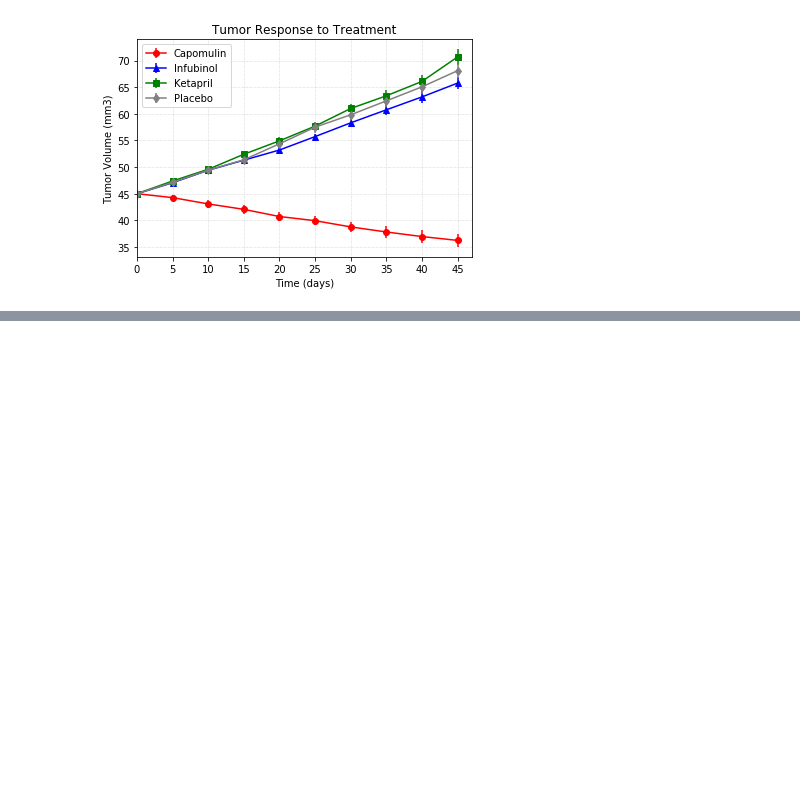
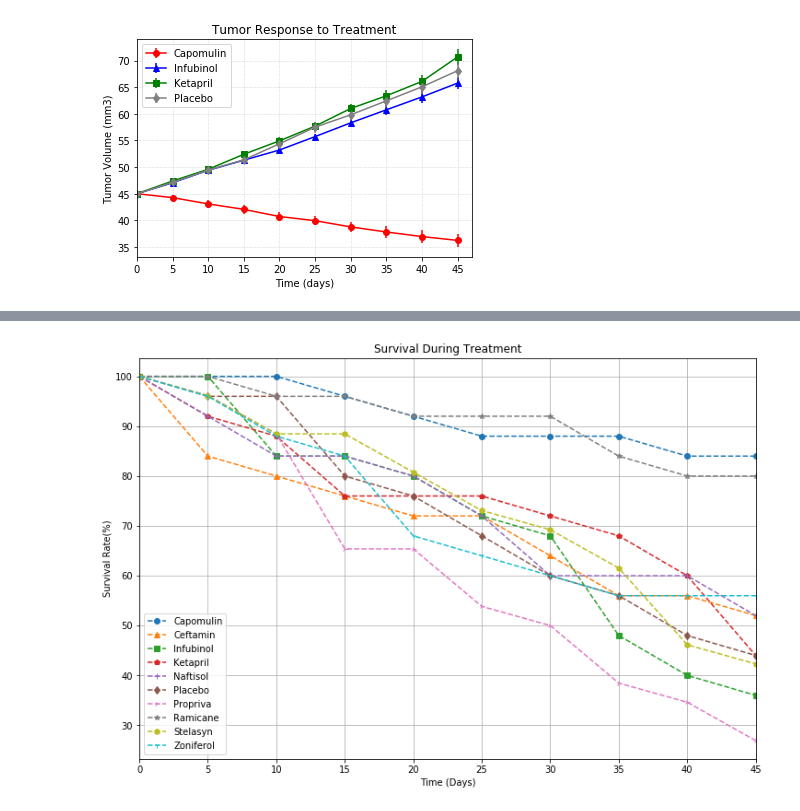
Before and after one commit to kiranbabuk/Unit5MatplotlibAssignment, a Jupyter notebook: PymaceuticalsAnalysis.ipynb, the cells around one changed output, grey strips where cells are left out. Saved outputs shown, nothing was run; the diff lists cells and outputs as text; code cells hidden in the pictures; blank space fills up the shorter version.

```diff
--- a/PymaceuticalsAnalysis.ipynb
+++ b/PymaceuticalsAnalysis.ipynb
@@ -191,0 +209,3 @@ mean_sem_meta.head()
+# %%
+mouse_response =  clinical_mouse.groupby(['Drug','Timepoint']).count()[['Mouse ID']]
+mouse_response.head()
@@ -191,0 +220,3 @@ mean_sem_meta.head()
+# %%
+Survival_pivot = pd.pivot_table(mouse_response, index='Timepoint', columns='Drug', values='Mouse ID', aggfunc = np.mean)
+Survival_pivot
@@ -191,0 +236,4 @@ mean_sem_meta.head()
+# %%
+Survival_percentage = Survival_pivot.copy()
+Survival_percentage = round(Survival_percentage.apply(lambda c: c / c.max() * 100, axis=0),2)
+Survival_percentage
@@ -191,0 +253,21 @@ mean_sem_meta.head()
+# %%
+Survival_rate =  Survival_percentage.index
+
+plt.figure(figsize=(12,8))
+
+plt.plot(Survival_rate, Survival_percentage['Capomulin'], marker ='o', linestyle='--', label="Capomulin")
+plt.plot(Survival_rate, Survival_percentage['Ceftamin'], marker ='^', linestyle='--', label="Ceftamin")
+plt.plot(Survival_rate, Survival_percentage['Infubinol'], marker ='s', linestyle='--', label="Infubinol")
+plt.plot(Survival_rate, Survival_percentage['Ketapril'], marker ='p', linestyle='--', label="Ketapril")
+plt.plot(Survival_rate, Survival_percentage['Naftisol'], marker ='+', linestyle='--', label="Naftisol")
+plt.plot(Survival_rate, Survival_percentage['Placebo'], marker ='d', linestyle='--', label="Placebo")
+plt.plot(Survival_rate, Survival_percentage['Propriva'], marker ='4', linestyle='--', label="Propriva")
+plt.plot(Survival_rate, Survival_percentage['Ramicane'], marker ='*', linestyle='--', label="Ramicane")
+plt.plot(Survival_rate, Survival_percentage['Stelasyn'], marker ='h', linestyle='--', label="Stelasyn")
+plt.plot(Survival_rate, Survival_percentage['Zoniferol'], marker ='1', linestyle='--', label="Zoniferol")
+plt.gca().set(xlabel = 'Time (Days)', ylabel = 'Survival Rate(%)',title = 'Survival During Treatment',xlim = (0,max(Survival_rate)))
+plt.legend(loc = 'best', frameon=True)
+plt.grid()
+plt.show()
+# %% [output]
+[figure, added]
```
Also changed, not shown: parts of 11 cells of this notebook, 1 other file.
